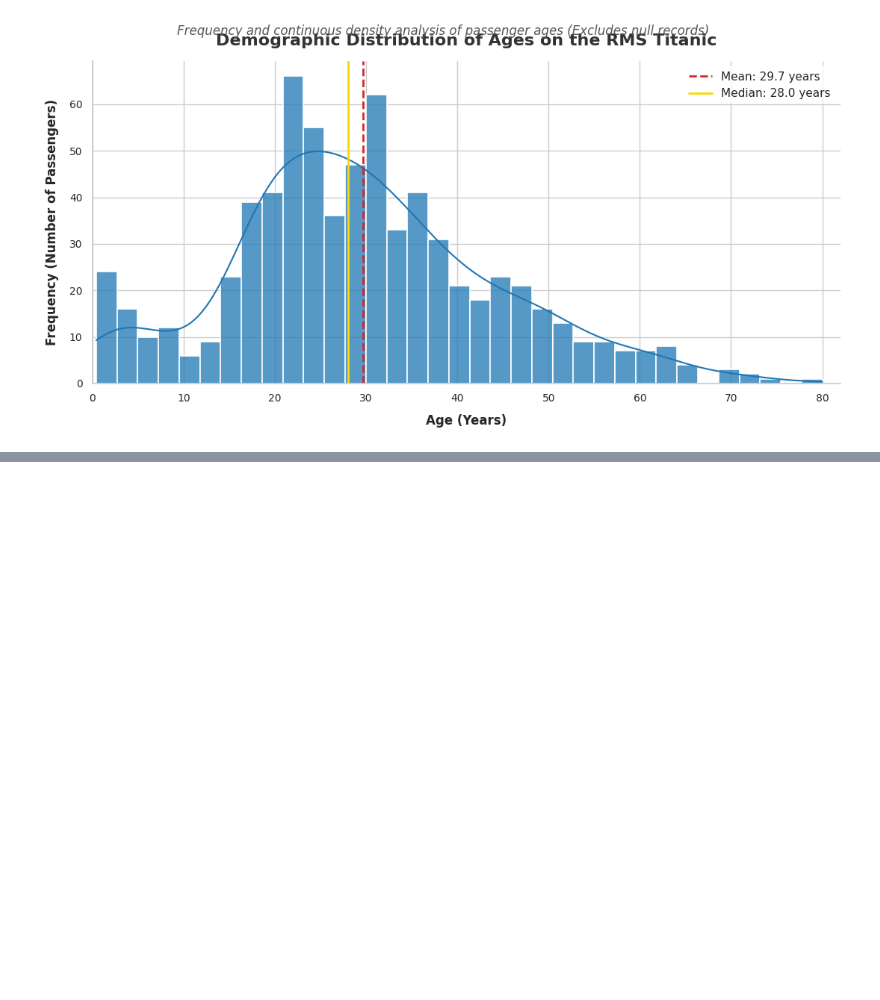
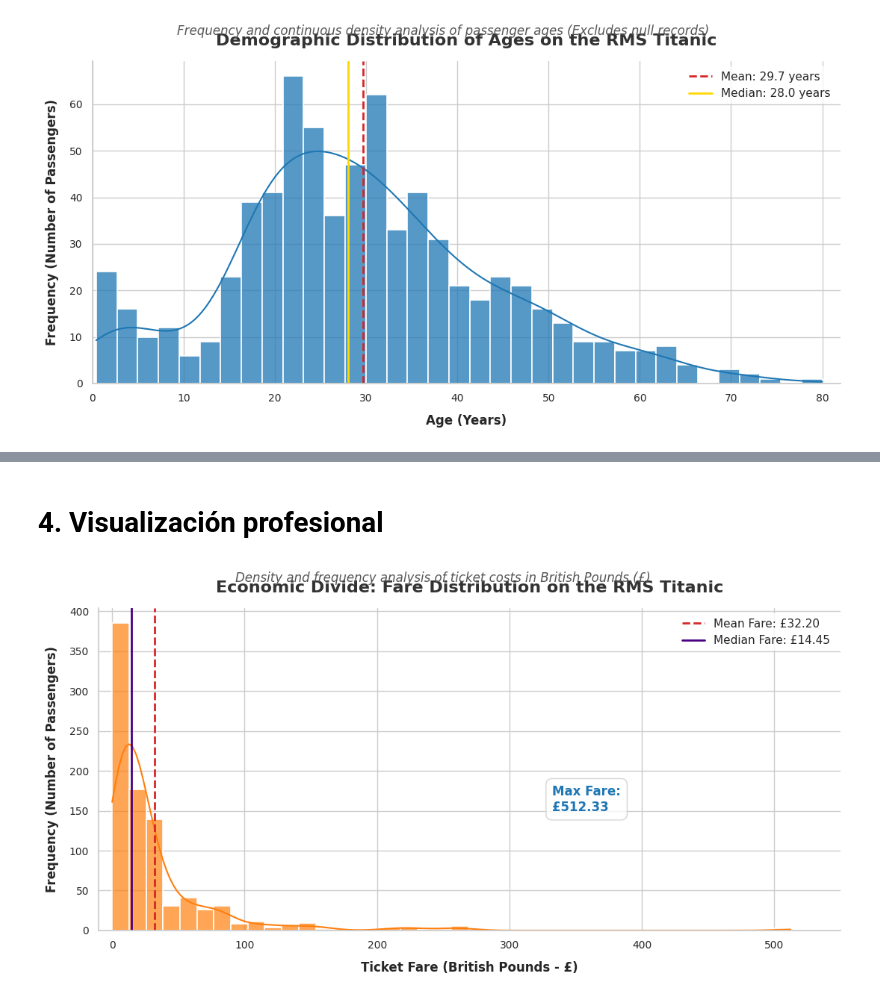
Before and after one commit to MariaIsaDurango/Titanic-Visualizacion, a Jupyter notebook: RMS_Titanic_—_Análisis_de_una_Tragedia_Visual.ipynb, the cells around one changed output, grey strips where cells are left out. Drawn from its saved outputs; the diff is of its cells as text; code cells hidden in the pictures; blank space fills up the shorter version.

```diff
--- a/RMS_Titanic_—_Análisis_de_una_Tragedia_Visual.ipynb
+++ b/RMS_Titanic_—_Análisis_de_una_Tragedia_Visual.ipynb
@@ -568,0 +721,77 @@ plt.show()
+# %% [markdown]
+# 4. Visualización profesional
+# %%
+# ==============================================================================
+# PLOT CONFIGURATION - QUESTION 4
+# ==============================================================================
+plt.figure(figsize=(11, 6))
+
+# Define the complete palette to ensure consistency and prevent errors
+TITANIC_PALETTE = {
+    'First Class': '#1f77b4',   # Blue
+    'Second Class': '#2ca02c',  # Green
+    'Third Class': '#ff7f0e',   # Orange (Rust tone)
+    'Died': '#d62728',          # Red
+    'Neutral_Dark': '#333333'   # Dark gray
+}
+
+# Generate the histogram with a density curve (KDE) for fares
+ax = sns.histplot(
+    data=df,
+    x='Fare',
+    bins=40,                                 # Number of bins to capture dispersion
+    kde=True,                                # Statistical smoothing curve
+    color=TITANIC_PALETTE['Third Class'],    # Use rust/orange tone to emphasize the economic base
+    edgecolor='white',
+    linewidth=1.2,
+    alpha=0.7
+)
+
+# ==============================================================================
+# KEY ECONOMIC METRICS CALCULATION
+# ==============================================================================
+mean_fare = df['Fare'].mean()
+median_fare = df['Fare'].median()
+max_fare = df['Fare'].max()
+
+# Draw the central tendency lines
+plt.axvline(mean_fare, color=TITANIC_PALETTE['Died'], linestyle='--', linewidth=2,
+            label=f'Mean Fare: £{mean_fare:.2f}')
+plt.axvline(median_fare, color='indigo', linestyle='-', linewidth=2,
+            label=f'Median Fare: £{median_fare:.2f}')
+
+# ==============================================================================
+# ANALYTICAL ANNOTATION ON THE PLOT (Advanced Storytelling)
+# ==============================================================================
+# Place a text box reporting the extreme value (Maximum Outlier)
+plt.text(
+    max_fare - 180, 150,
+    f'Max Fare:\n£{max_fare:.2f}',
+    color=TITANIC_PALETTE['First Class'],
+    weight='bold',
+    bbox=dict(facecolor='white', alpha=0.8, edgecolor='#cccccc', boxstyle='round,pad=0.5')
+)
+
+# ==============================================================================
+# FINAL DESIGN TOUCHES
+# ==============================================================================
+plt.title('Economic Divide: Fare Distribution on the RMS Titanic', fontsize=16, weight='bold', pad=15, color=TITANIC_PALETTE['Neutral_Dark'])
+plt.suptitle('Density and frequency analysis of ticket costs in British Pounds (£)', fontsize=12, style='italic', y=0.93, color='#555555')
+
+plt.xlabel('Ticket Fare (British Pounds - £)', fontsize=12, labelpad=10, weight='bold')
+plt.ylabel('Frequency (Number of Passengers)', fontsize=12, labelpad=10, weight='bold')
+
+# Adjust axes limits to optimize visual space
+plt.xlim(-10, 550)
+
+# Legend activation
+plt.legend(loc='upper right', frameon=True, facecolor='white', edgecolor='none')
+
+# Aesthetic border cleanup
+sns.despine()
+
+# Display
+plt.tight_layout()
+plt.show()
+# %% [output]
+[figure, added]
```
Also changed, not shown: parts of 44 cells of this notebook.
